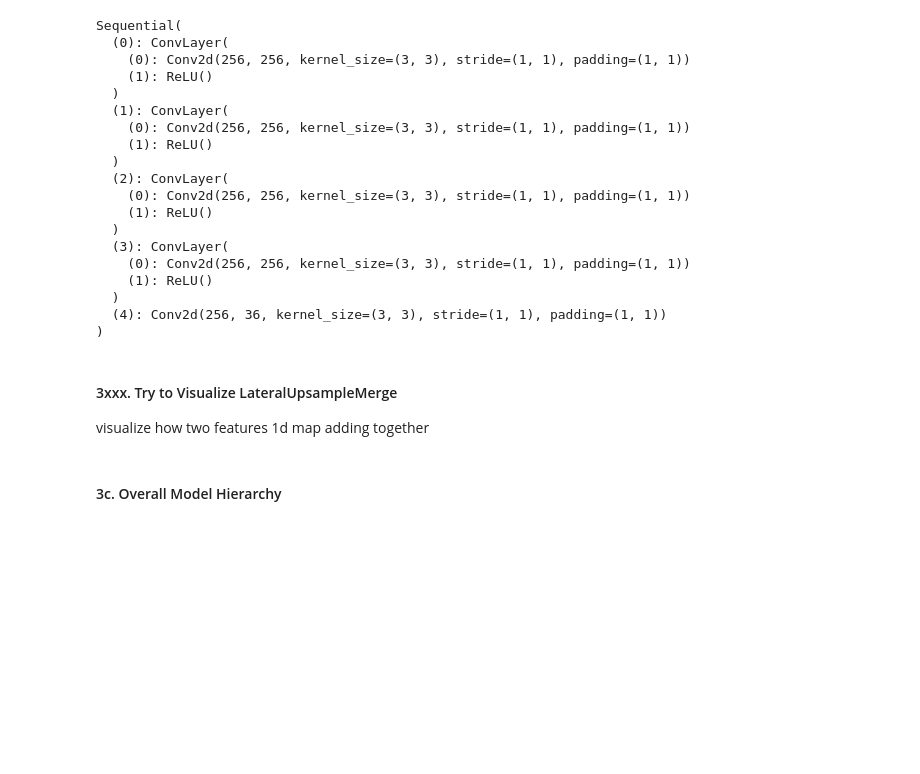
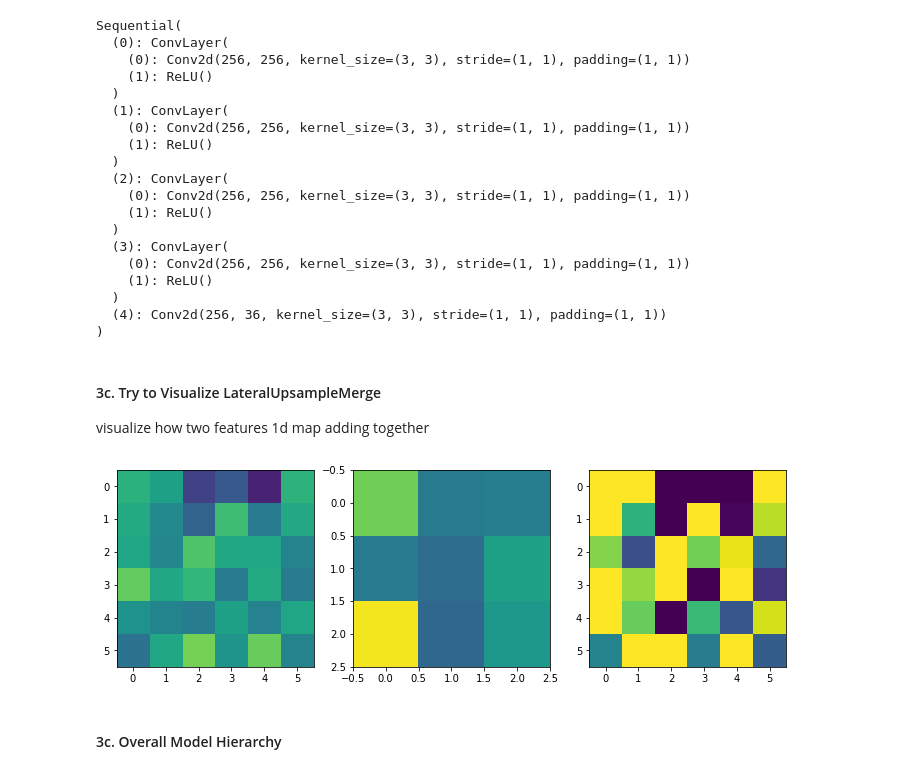
Before and after one commit to riven314/Wheat-Detection-2020, a Jupyter notebook: ipynb/analyze_retinanet_model.ipynb, the cells around one changed output. Drawn from its saved outputs; the diff is of its cells as text; code cells hidden in the pictures; blank space fills up the shorter version.

```diff
--- a/ipynb/analyze_retinanet_model.ipynb
+++ b/ipynb/analyze_retinanet_model.ipynb
@@ -330,5 +340,5 @@ Sequential(
   (4): Conv2d(256, 36, kernel_size=(3, 3), stride=(1, 1), padding=(1, 1))
 )
 # %% [markdown]
-#### 3xxx. Try to Visualize LateralUpsampleMerge
+#### 3c. Try to Visualize LateralUpsampleMerge
 visualize how two features 1d map adding together
@@ -335,3 +347,20 @@ visualize how two features 1d map adding together
+# %%
+class DummyHook(Tensor):
+    def __init__(self, t):
+        self.stored = t
+# %%
+upsample_t = DummyHook(torch.randn(1, 1, 6, 6))
+merger = LateralUpsampleMerge(1, 1, upsample_t)
+t = torch.randn(1, 1, 3, 3)
+out = merger(t)
+# %%
+fig, axs = plt.subplots(1, 3, figsize = (12, 6))
+
+axs[0].imshow(upsample_t.cpu().squeeze().numpy(), vmin = -3, vmax = 3)
+axs[1].imshow(t.cpu().squeeze().numpy(), vmin = -3, vmax = 3)
+axs[2].imshow(out.detach().squeeze().cpu().numpy(), vmin = -3, vmax = 3);
+# %% [output]
+[figure, added]
 # %% [markdown]
 #### 3c. Overall Model Hierarchy
 # %%
```
Also changed, not shown: parts of 30 cells of this notebook.
